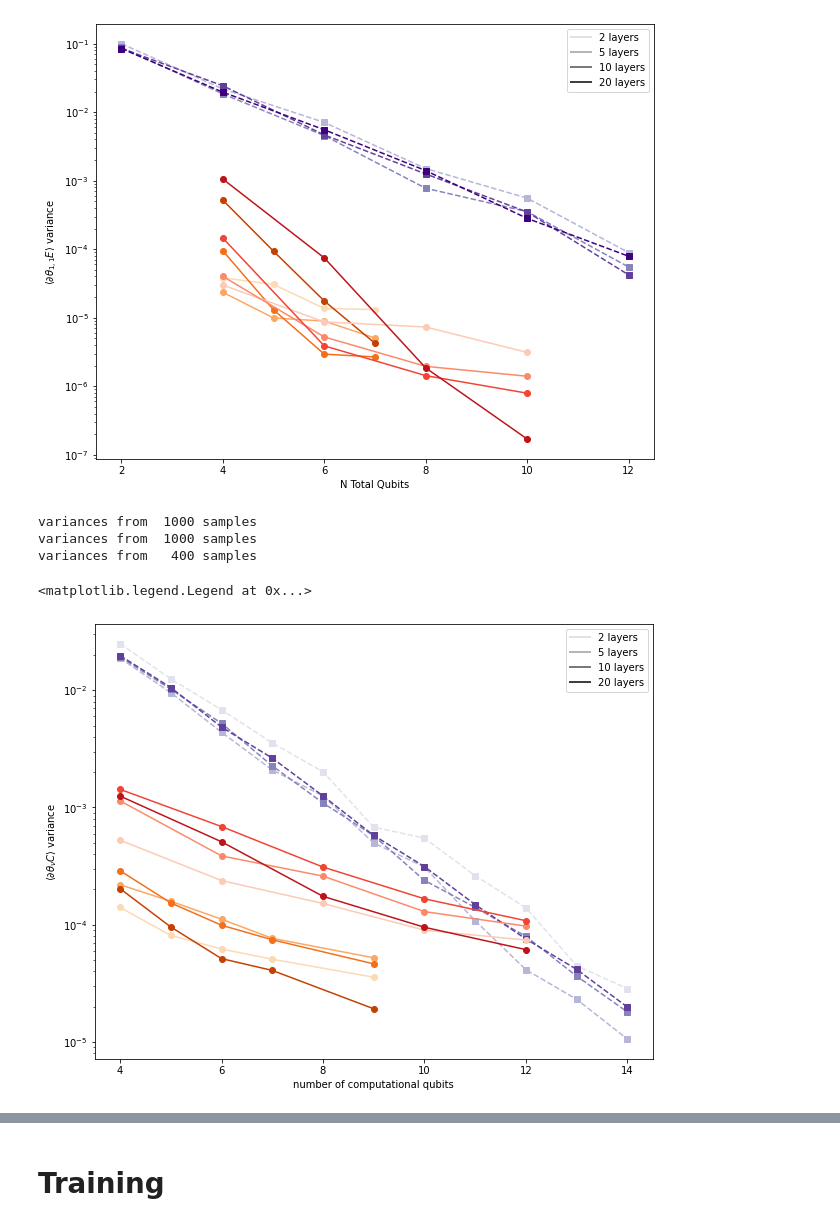
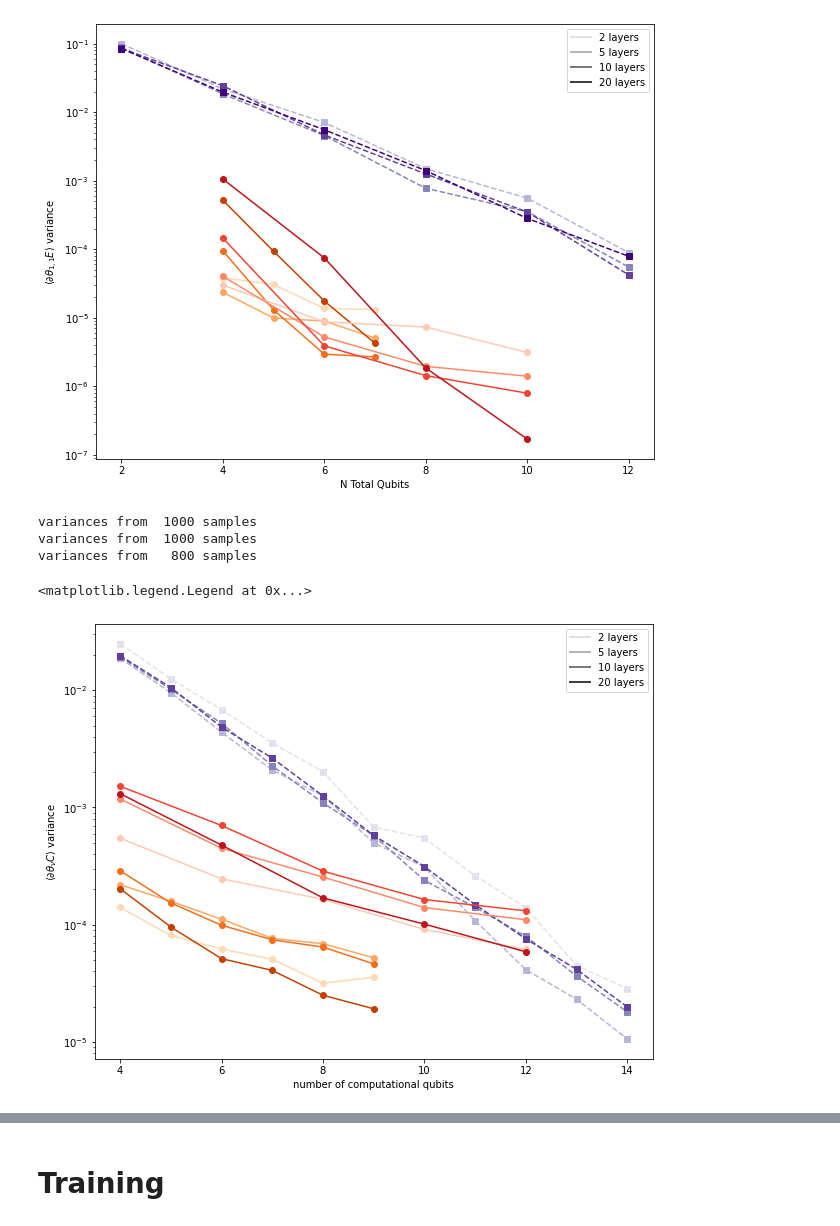
Before and after one commit to SimonCichy/barren-gadgets, a Jupyter notebook: plotting/relevant_results_new_gadgets.ipynb, the cells around one changed output, grey strips where cells are left out. Drawn from its saved outputs; the diff is of its cells as text; code cells hidden in the pictures.

Commit message:
Variance updates
Updated the variance calculations of the 4-local decomposition to 800 samples per point

```diff
--- a/plotting/relevant_results_new_gadgets.ipynb
+++ b/plotting/relevant_results_new_gadgets.ipynb
@@ -103,39 +103,36 @@ def get_vars_for_plot(file, max_qubit=np.inf):
     return widths_range, norms_list, variances_list
 # %%
 file_comp = data_folder + 'gradients/220711_qmio/gradients_nr0002.npz'
-# file_gad3 = data_folder + 'gradients/220712_euler/gradients_nr0002.npz'
-# file_gad3 = data_folder + 'gradients/220713_euler/gradients_merge_nr0001.npz'
-file_gad3 = data_folder + 'gradients/220721_euler/gradients_nr0001_merge.npz'
-# file_gad4 = data_folder + 'gradients/220716_euler/gradients_nr0001.npz'
-file_gad4 = data_folder + 'gradients/220718_euler/gradients_merge_nr0001.npz'
+file_gad3 = data_folder + 'gradients/220725_euler/gradients_nr0002_merge.npz'
+file_gad4 = data_folder + 'gradients/220727_euler/gradients_nr0001_merge.npz'
 
 plt.rcParams["figure.figsize"] = 10, 8
 fig, ax = plt.subplots(num=2, clear=True)
 
 qubits_list, norms_list, variances_list = get_vars_for_plot(file_comp)
 for line in range(len(variances_list)):
     normalized_variances = variances_list[line]/norms_list**2
     ax.semilogy(qubits_list, normalized_variances, "--s", c=colours[0][line])
 
 qubits_list, norms_list, variances_list = get_vars_for_plot(file_gad3)
 for line in range(len(variances_list)):
     normalized_variances = variances_list[line]/norms_list**2
     ax.semilogy(qubits_list, normalized_variances, "-o", c=colours[2][line])
 
 qubits_list, norms_list, variances_list = get_vars_for_plot(file_gad4)
 for line in range(len(variances_list)):
     normalized_variances = variances_list[line]/norms_list**2
     ax.semilogy(qubits_list, normalized_variances, "-o", c=colours[3][line])
 
 ax.set_xlabel(r"number of computational qubits")
 ax.set_ylabel(r"$\langle \partial \theta_{\nu} C\rangle$ variance")
 ax.xaxis.set_major_locator(MaxNLocator(integer=True))
 
 custom_lines = [Line2D([0], [0], color=colours[-1][nl], lw=2) for nl in range(len(layers_list))]
 ax.legend(custom_lines, ['{} layers'.format(num_layers) for num_layers in layers_list])
 # %% [output]
 variances from  1000 samples
 variances from  1000 samples
-variances from   400 samples
+variances from   800 samples
 <matplotlib.legend.Legend at 0x...>
-[figure, old version]
+[figure, new version]
```
Also changed, not shown: parts of 1 cell of this notebook, 1 other file.
